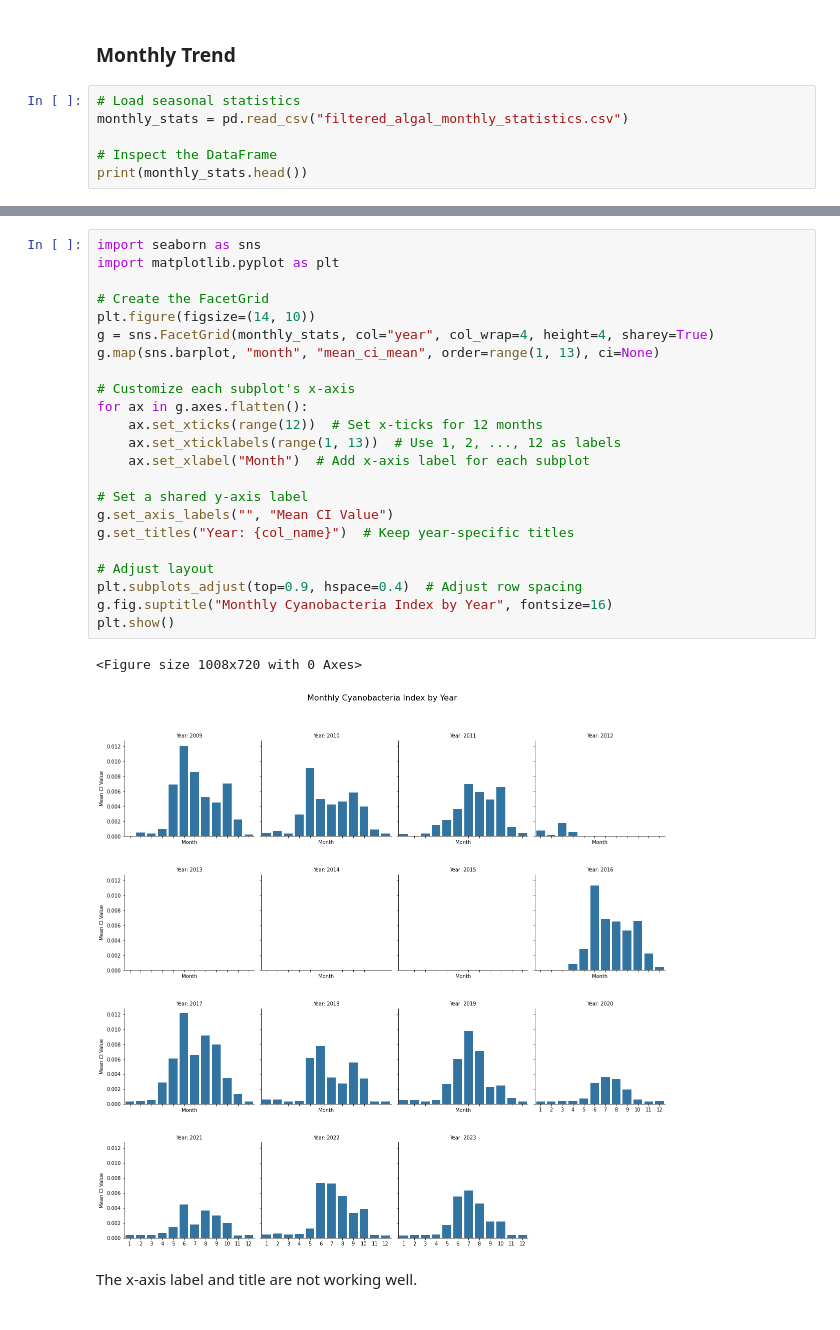
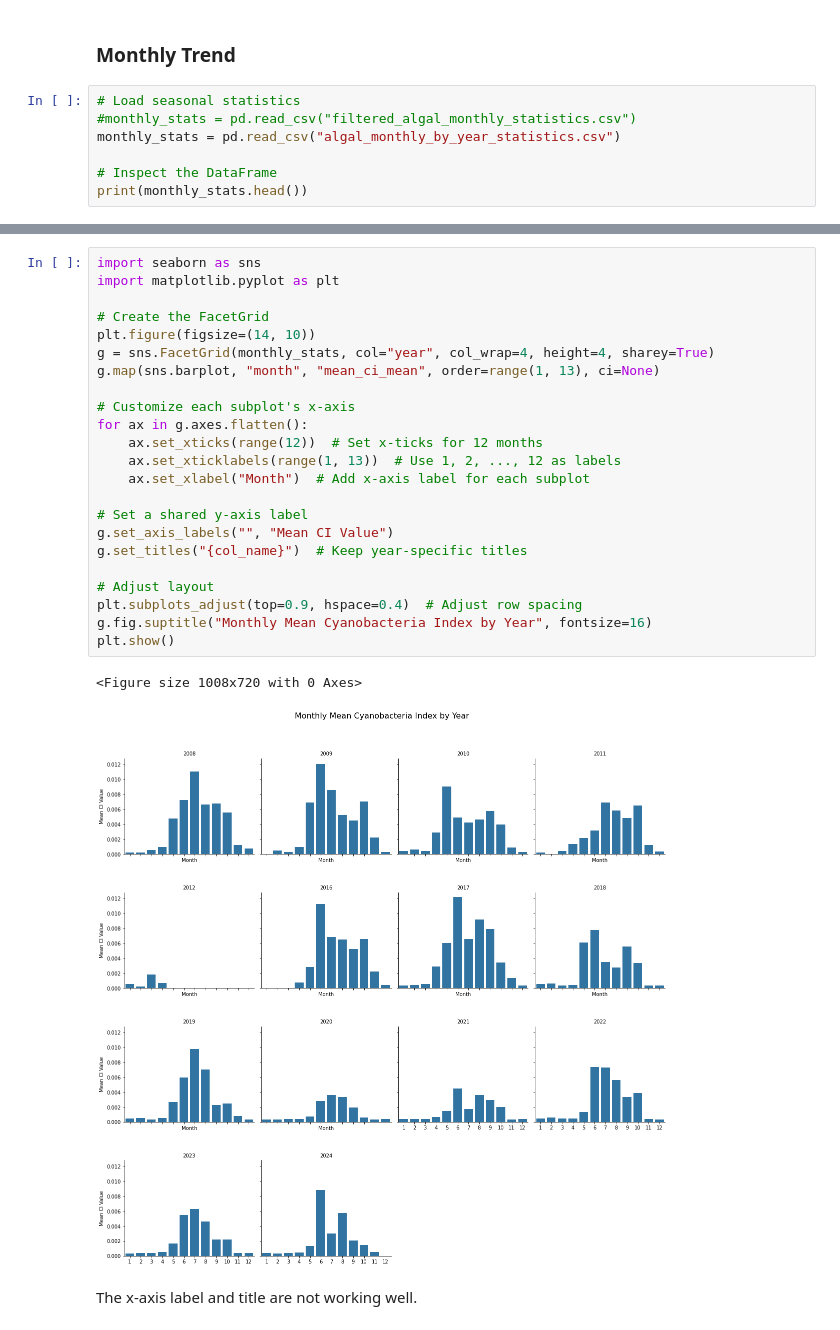
Before and after one commit to jazpritch/WWenSWenCShenJPritchett_CEE506_ESDA_FinalProject, a Jupyter notebook: Algal_Data/Algal_data_analysis.ipynb, the cells around one changed output, grey strips where cells are left out. Cells and saved outputs as stored; diff of their text form.

Commit message:
add more algal data

```diff
--- a/Algal_Data/Algal_data_analysis.ipynb
+++ b/Algal_Data/Algal_data_analysis.ipynb
@@ -288,7 +291,8 @@ plt.show()
 ### Monthly Trend
 # %%
 # Load seasonal statistics
-monthly_stats = pd.read_csv("filtered_algal_monthly_statistics.csv")
+#monthly_stats = pd.read_csv("filtered_algal_monthly_statistics.csv")
+monthly_stats = pd.read_csv("algal_monthly_by_year_statistics.csv")
 
 # Inspect the DataFrame
 print(monthly_stats.head())
@@ -316,29 +320,29 @@ print(monthly_stats.head())
 # %%
 import seaborn as sns
 import matplotlib.pyplot as plt
 
 # Create the FacetGrid
 plt.figure(figsize=(14, 10))
 g = sns.FacetGrid(monthly_stats, col="year", col_wrap=4, height=4, sharey=True)
 g.map(sns.barplot, "month", "mean_ci_mean", order=range(1, 13), ci=None)
 
 # Customize each subplot's x-axis
 for ax in g.axes.flatten():
     ax.set_xticks(range(12))  # Set x-ticks for 12 months
     ax.set_xticklabels(range(1, 13))  # Use 1, 2, ..., 12 as labels
     ax.set_xlabel("Month")  # Add x-axis label for each subplot
 
 # Set a shared y-axis label
 g.set_axis_labels("", "Mean CI Value")
-g.set_titles("Year: {col_name}")  # Keep year-specific titles
+g.set_titles("{col_name}")  # Keep year-specific titles
 
 # Adjust layout
 plt.subplots_adjust(top=0.9, hspace=0.4)  # Adjust row spacing
-g.fig.suptitle("Monthly Cyanobacteria Index by Year", fontsize=16)
+g.fig.suptitle("Monthly Mean Cyanobacteria Index by Year", fontsize=16)
 plt.show()
 # %% [output]
 <Figure size 1008x720 with 0 Axes>
-[figure, old version]
+[figure, new version]
 # %% [markdown]
 The x-axis label and title are not working well.
 # %%
```
Also changed, not shown: parts of 6 cells of this notebook, 4 other files.
